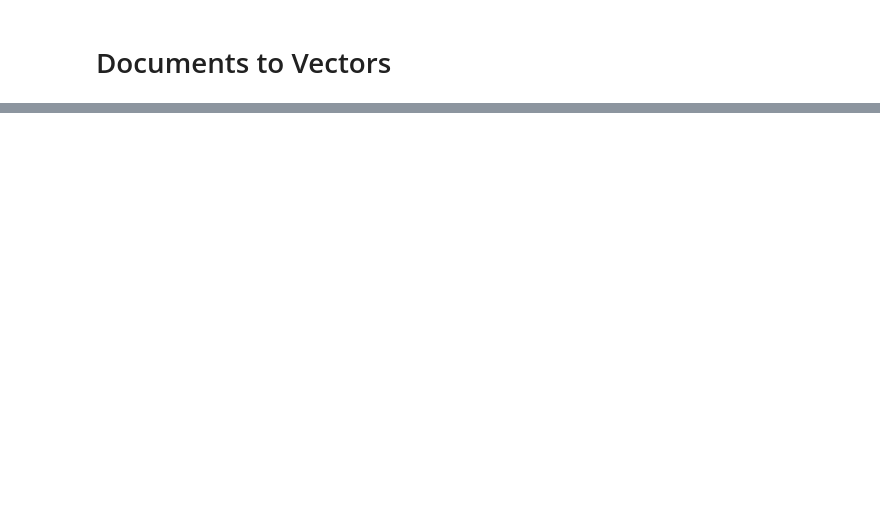
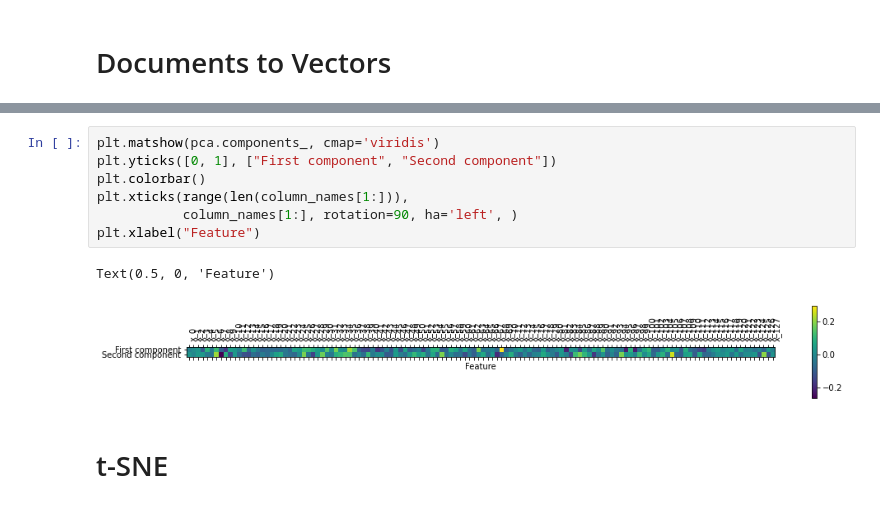
Before and after one commit to spec2/ThesisVisualizationTools, a Jupyter notebook: main.ipynb, the cells around one changed output, grey strips where cells are left out. Drawn from its saved outputs; the diff is of its cells as text; blank space fills up the shorter version.

```diff
--- a/main.ipynb
+++ b/main.ipynb
@@ -113,0 +178,12 @@ array([ 0.54577327,  0.62607336,  0.33639103, -0.6962394 ,  0.28107893],
+# %%
+plt.matshow(pca.components_, cmap='viridis')
+plt.yticks([0, 1], ["First component", "Second component"])
+plt.colorbar()
+plt.xticks(range(len(column_names[1:])),
+           column_names[1:], rotation=90, ha='left', )
+plt.xlabel("Feature")
+# %% [output]
+Text(0.5, 0, 'Feature')
+[figure, added]
+# %% [markdown]
+# t-SNE
```
Also changed, not shown: parts of 12 cells of this notebook.
